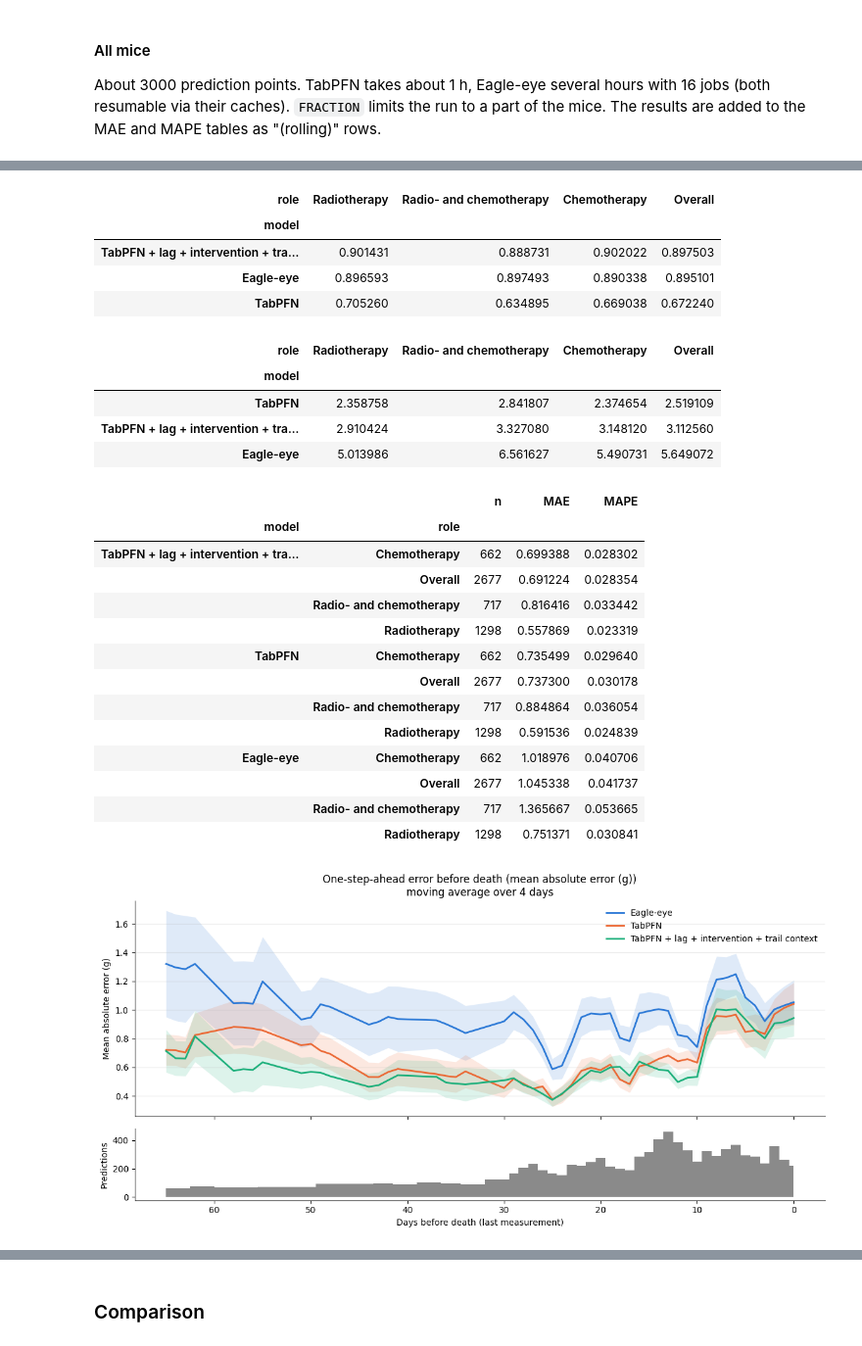
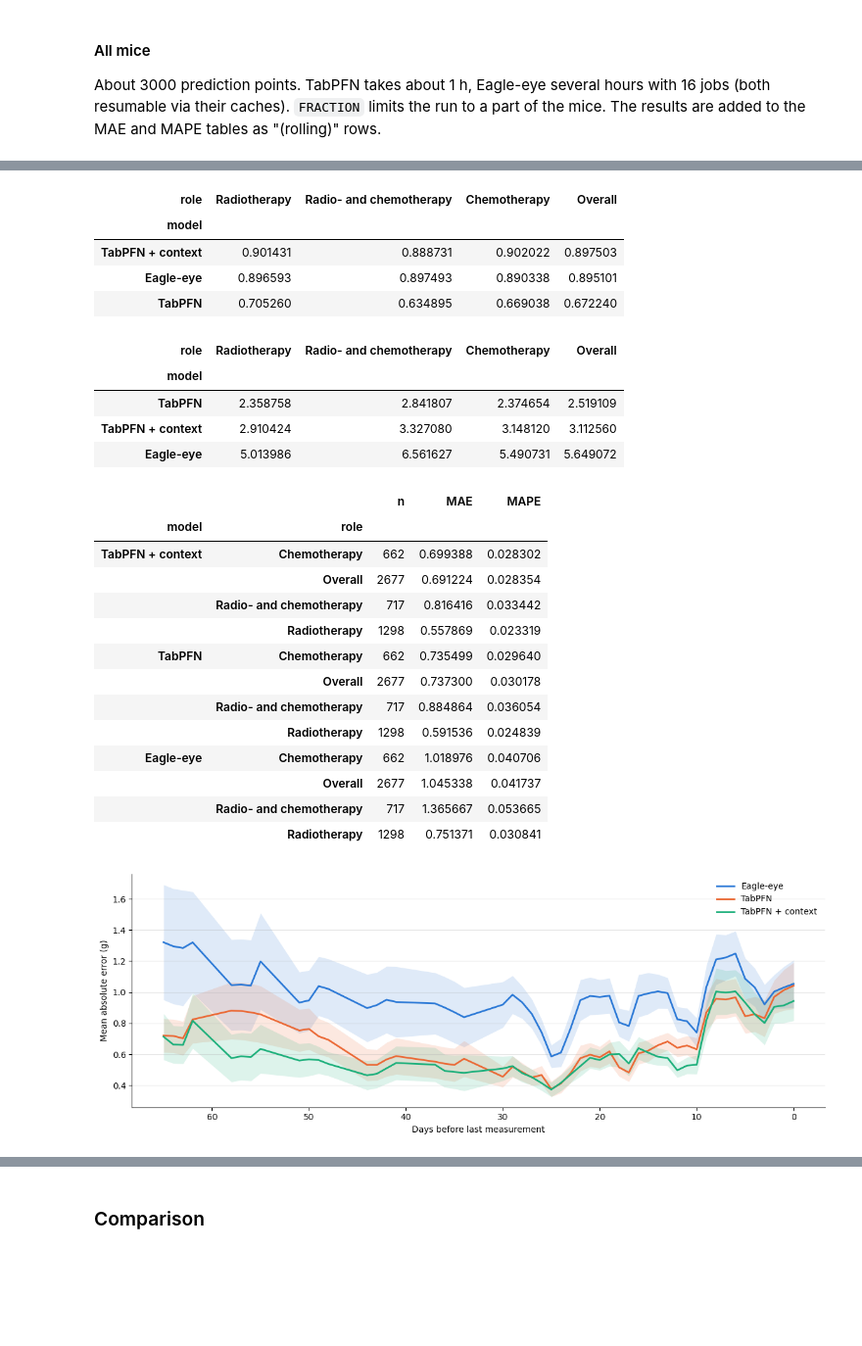
Before and after one commit to UKEIAM/TFM-mouse, a Jupyter notebook: notebooks/mouse_with_context.ipynb, the cells around one changed output, grey strips where cells are left out. Shown at 98% size. Cells and saved outputs as stored; diff of their text form; code cells hidden in the pictures; blank space fills up the shorter version.

Commit message:
Updated figures.

```diff
--- a/notebooks/mouse_with_context.ipynb
+++ b/notebooks/mouse_with_context.ipynb
@@ -215,7 +215,7 @@ rolling_predictors = {
     # "TabPFN + lag + intervention": lambda c, t: predict_tabpfn_rolling(
     #     c, t, tabpfn_rolling_reg, FEATURES_LAG, cache_path=TABPFN_LAG_CACHE, use_cache=USE_TABPFN_LAG_CACHE
     # ),
-    "TabPFN + lag + intervention + trail context": lambda c, t: predict_tabpfn_rolling_with_context(
+    "TabPFN + context": lambda c, t: predict_tabpfn_rolling_with_context(
         c, t, df, tabpfn_rolling_reg, FEATURES_LAG, cache_path=TABPFN_CTX_CACHE, use_cache=USE_TABPFN_CTX_CACHE
     ),
     # "TabPFN + lag + intervention + same-therapy context": lambda c, t: predict_tabpfn_rolling_with_context(
@@ -327,17 +327,17 @@ metrics.reindex(model_order, level="model")
 # %% [output]
 | role | Radiotherapy | Radio- and chemotherapy | Chemotherapy | Overall |
 | model |  |  |  |  |
-| TabPFN + lag + intervention + tra... | 0.901431 | 0.888731 | 0.902022 | 0.897503 |
+| TabPFN + context | 0.901431 | 0.888731 | 0.902022 | 0.897503 |
 | Eagle-eye | 0.896593 | 0.897493 | 0.890338 | 0.895101 |
 | TabPFN | 0.705260 | 0.634895 | 0.669038 | 0.672240 |
 | role | Radiotherapy | Radio- and chemotherapy | Chemotherapy | Overall |
 | model |  |  |  |  |
 | TabPFN | 2.358758 | 2.841807 | 2.374654 | 2.519109 |
-| TabPFN + lag + intervention + tra... | 2.910424 | 3.327080 | 3.148120 | 3.112560 |
+| TabPFN + context | 2.910424 | 3.327080 | 3.148120 | 3.112560 |
 | Eagle-eye | 5.013986 | 6.561627 | 5.490731 | 5.649072 |
 |  |  | n | MAE | MAPE |
 | model | role |  |  |  |
-| TabPFN + lag + intervention + tra... | Chemotherapy | 662 | 0.699388 | 0.028302 |
+| TabPFN + context | Chemotherapy | 662 | 0.699388 | 0.028302 |
 |  | Overall | 2677 | 0.691224 | 0.028354 |
 |  | Radio- and chemotherapy | 717 | 0.816416 | 0.033442 |
 |  | Radiotherapy | 1298 | 0.557869 | 0.023319 |
@@ -350,9 +350,9 @@ metrics.reindex(model_order, level="model")
 |  | Radio- and chemotherapy | 717 | 1.365667 | 0.053665 |
 |  | Radiotherapy | 1298 | 0.751371 | 0.030841 |
 # %%
-plot_error_by_position(long_df, x="days_before_death", window=4, min_count=50)
+plot_error_by_position(long_df, x="days_before_death", window=4, min_count=50, show_counts=False)
 plt.show()
 # %% [output]
-[figure, old version]
+[figure, new version]
 # %%
 # The trail context should help most for short own contexts (small step)
```
Also changed, not shown: parts of 6 cells of this notebook, 2 other files.
